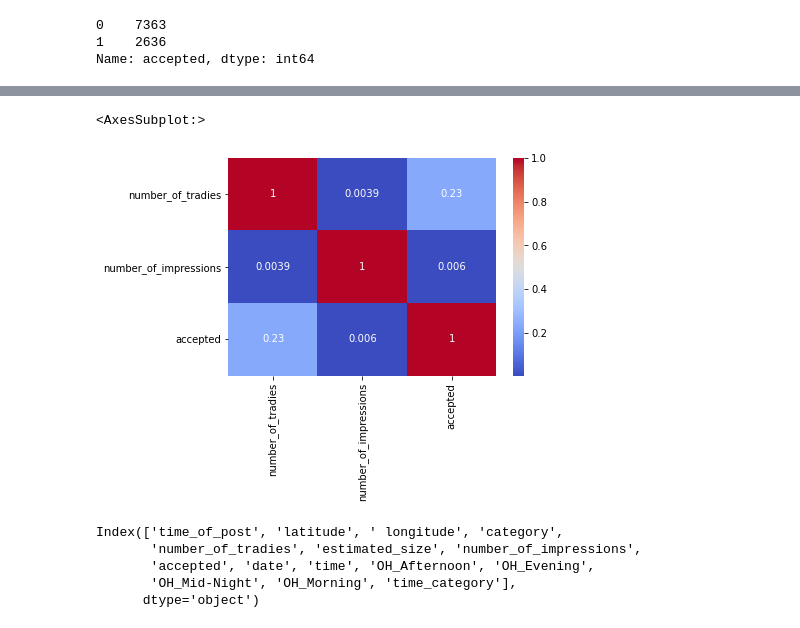
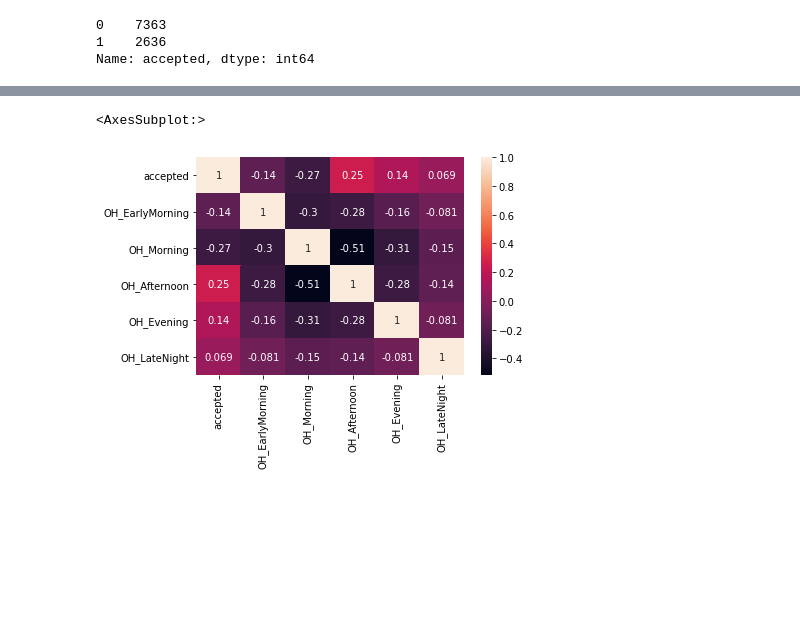
Before and after one commit to arsedianivan/hipages_tasks, a Jupyter notebook: HipagesEDA.ipynb, the cells around one changed output, grey strips where cells are left out. Drawn from its saved outputs; the diff is of its cells as text; code cells hidden in the pictures; blank space fills up the shorter version.

Commit message:
Remove uneccesary analysis and re-focus on time-of-day analysis

```diff
--- a/HipagesEDA.ipynb
+++ b/HipagesEDA.ipynb
@@ -113,3 +83,15 @@ jobs['time_of_post'] = pd.to_datetime(jobs['time_of_post'])
+# %%
+# Define a function to categorize time into parts of the day to create period_of_post feature
+def categorise_time(time):
+    if 6 <= time.hour < 12:
+        return 'Morning'
+    elif 12 <= time.hour < 17:
+        return 'Afternoon'
+    elif 17 <= time.hour < 21:
+        return 'Evening'
+    elif 21 <= time.hour < 24:
+        return 'LateNight'
+    else:
+        return 'EarlyMorning'
 # %%
-jobs['date'] = jobs['time_of_post'].dt.date
-jobs['time'] = jobs['time_of_post'].dt.time
+jobs['period_of_post'] = jobs['time_of_post'].dt.time.apply(categorise_time)
@@ -190,2 +97,0 @@ def categorise_time(time):
-# %%
-jobs['time_category'] = jobs['time_of_post'].dt.time.apply(categorise_time)
@@ -263,0 +165,6 @@ dtype: int64
+# %%
+#Encode time_category
+
+jobs = pd.get_dummies(jobs, columns=['period_of_post'], prefix='OH')
+
+jobs.head()
@@ -264,13 +178,5 @@ dtype: int64
 # %%
-sns.heatmap(jobs[['time_category','number_of_tradies','estimated_size','number_of_impressions','accepted']].corr(), annot=True, cmap="coolwarm")
+sns.heatmap(data=jobs[['accepted', 'OH_EarlyMorning', 'OH_Morning', 'OH_Afternoon', 'OH_Evening','OH_LateNight']].corr(), annot=True)
 # %% [output]
 <AxesSubplot:>
-[figure, old version]
+[figure, new version]
-# %%
-jobs.columns
-# %% [output]
-Index(['time_of_post', 'latitude', ' longitude', 'category',
-       'number_of_tradies', 'estimated_size', 'number_of_impressions',
-       'accepted', 'date', 'time', 'OH_Afternoon', 'OH_Evening',
-       'OH_Mid-Night', 'OH_Morning', 'time_category'],
-      dtype='object')
```
Also changed, not shown: parts of 27 cells of this notebook.
